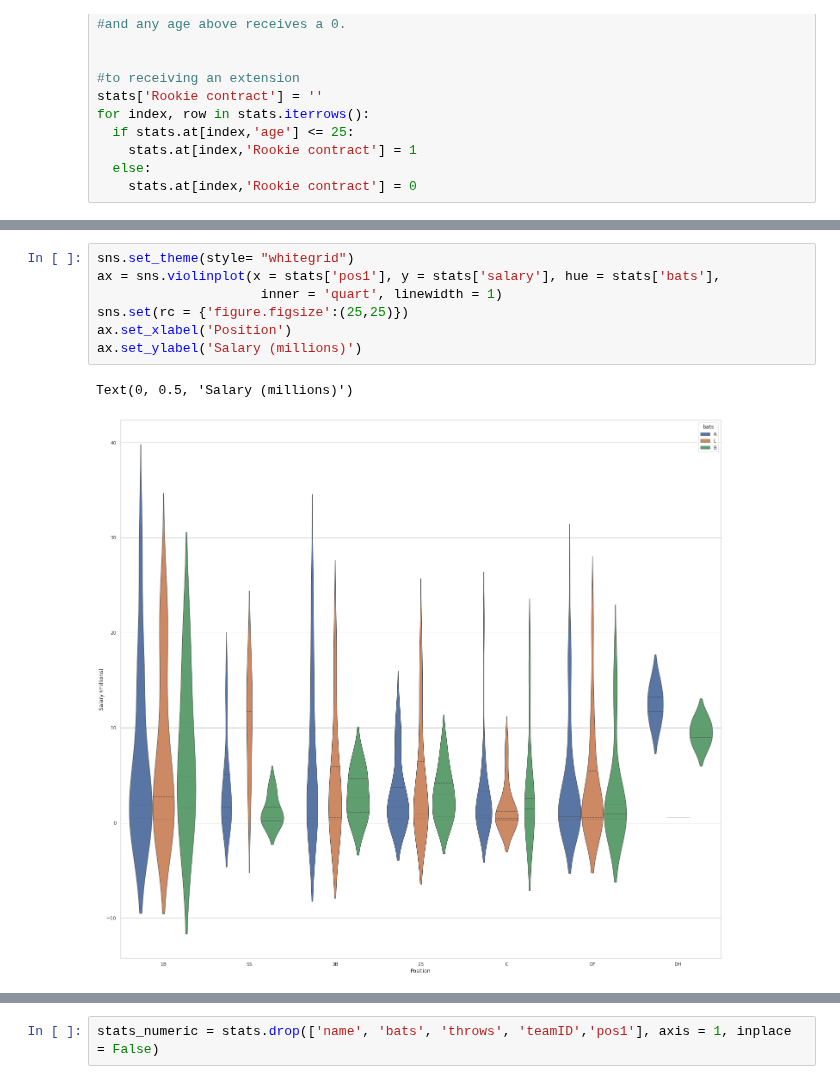
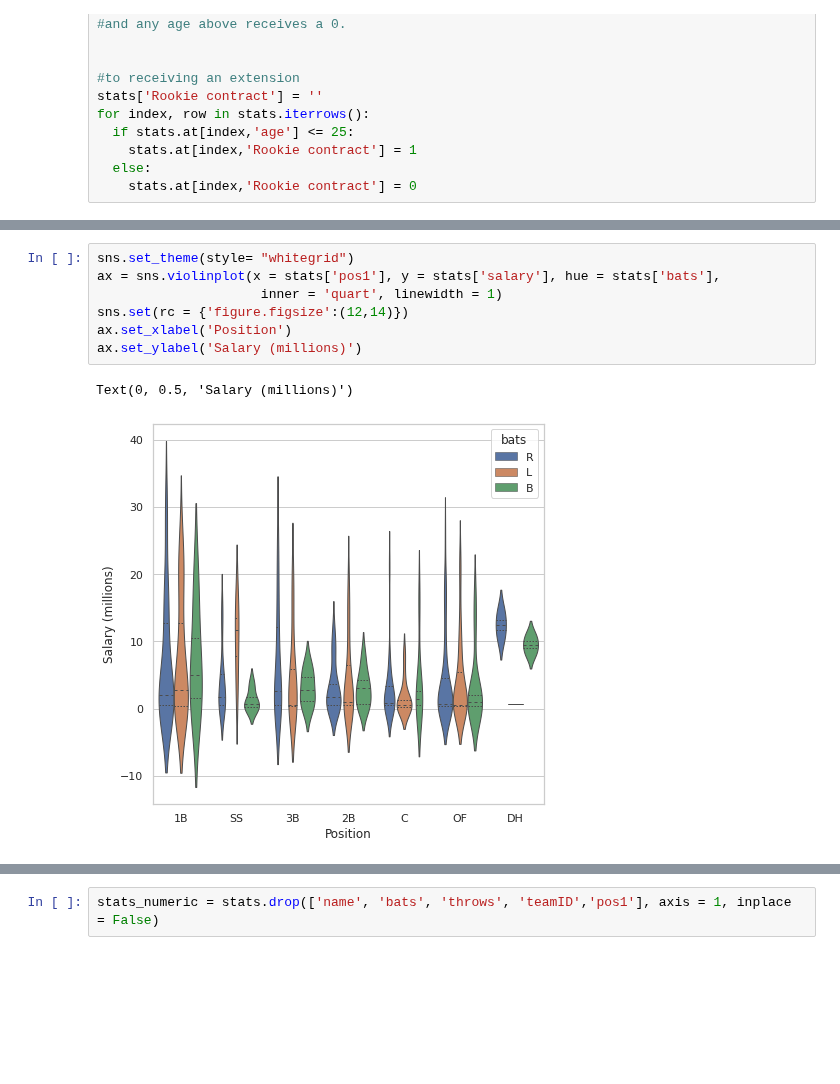
Before and after one commit to mnocerino23/MLB-Salary-Regressions, a Jupyter notebook: MLB_salaries_positionplayers_cleaned.ipynb, the cells around one changed output, grey strips where cells are left out. Drawn from its saved outputs; the diff is of its cells as text; blank space fills up the shorter version.

```diff
--- a/MLB_salaries_positionplayers_cleaned.ipynb
+++ b/MLB_salaries_positionplayers_cleaned.ipynb
@@ -400,13 +400,13 @@ sns.despine(left = True)
 # %%
 sns.set_theme(style= "whitegrid")
 ax = sns.violinplot(x = stats['pos1'], y = stats['salary'], hue = stats['bats'],
                      inner = 'quart', linewidth = 1)
-sns.set(rc = {'figure.figsize':(25,25)})
+sns.set(rc = {'figure.figsize':(12,14)})
 ax.set_xlabel('Position')
 ax.set_ylabel('Salary (millions)')
 # %% [output]
 Text(0, 0.5, 'Salary (millions)')
-[figure, old version]
+[figure, new version]
 # %%
 sns.set_theme(style= "whitegrid")
 ax = sns.violinplot(x = stats['pos1'], y = stats['salary'], hue = stats['Rookie contract'],
```
Also changed, not shown: parts of 9 cells of this notebook.
